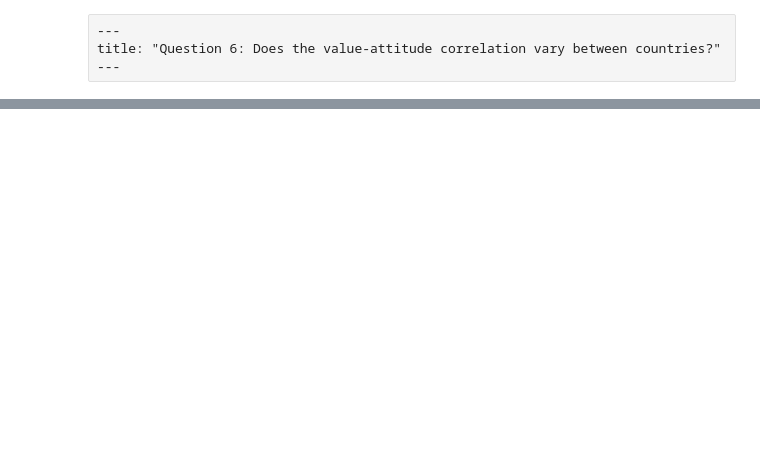
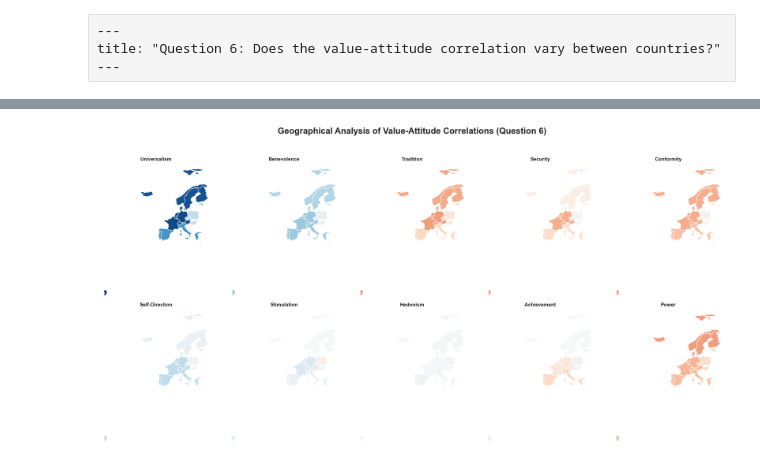
Before and after one commit to CU-S26-MSDSSB-DSCI-01-DataScienceLab/DataScienceLab_HumanValues, a Jupyter notebook: Maria_Question_6.ipynb, the cells around one changed output, grey strips where cells are left out. Drawn from its saved outputs; the diff is of its cells as text; code cells hidden in the pictures; blank space fills up the shorter version.

```diff
--- a/Maria_Question_6.ipynb
+++ b/Maria_Question_6.ipynb
@@ -98,0 +223,46 @@ The analysis therefore reveals that while Universalism and Power act as universa
+# %%
+# --- PHASE 4: MULTI-DIMENSIONAL SPATIAL ANALYSIS ---
+# This block generates a faceted grid of maps to visualize geographic variance.
+
+import matplotlib.pyplot as plt
+
+# 1. Coordinate Variables for Mapping
+# Extracting all 10 Schwartz dimensions from the results dataframe
+values_to_map = regional_variance_df.columns.tolist()
+
+# 2. Grid Infrastructure
+# A 2x5 grid allows for a side-by-side comparison of all value dimensions
+fig, axes = plt.subplots(2, 5, figsize=(25, 12))
+axes = axes.flatten() # Flattening to allow for simple iteration
+
+# 3. Geospatial Mapping Loop
+for i, col_name in enumerate(values_to_map):
+    # Synchronizing statistical results with geographic geometries
+    # We use a 'left' merge to ensure map boundaries remain intact
+    current_map_data = europe_map.merge(regional_variance_df[[col_name]].reset_index(),
+                                        on='Region',
+                                        how='left')
+
+    # Plotting geographic correlations
+    # vmin/vmax are set symmetrically to center the neutral 'white' color at 0.0 correlation
+    current_map_data.plot(column=col_name,
+                          ax=axes[i],
+                          cmap='RdBu_r',
+                          vmin=-0.3, # Standardized scale for cross-map comparison
+                          vmax=0.3,
+                          missing_kwds={'color': '#eeeeee'}) # Grey represents non-study countries
+
+    # Academic Formatting: Cleaning internal column names for the final figure
+    display_title = col_name.replace('_centered', '').replace('_', ' ')
+    axes[i].set_title(display_title, fontsize=14, fontweight='bold')
+    axes[i].set_axis_off() # Removing lat/long coordinates for a cleaner aesthetic
+
+# 4. Final Visual Refinement
+plt.suptitle("Geographical Analysis of Value-Attitude Correlations (Question 6)",
+             fontsize=24,
+             y=1.05,
+             fontweight='bold')
+plt.tight_layout()
+plt.show()
+# %% [output]
+[figure, added]
```
Also changed, not shown: parts of 19 cells of this notebook, 1 other file.
